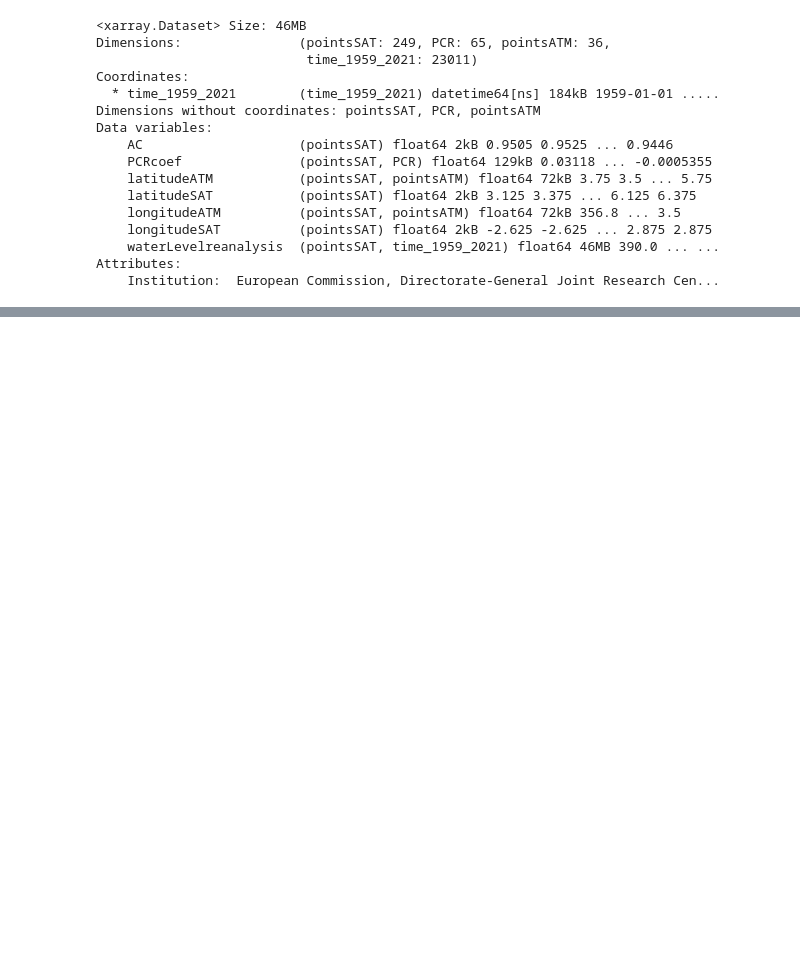
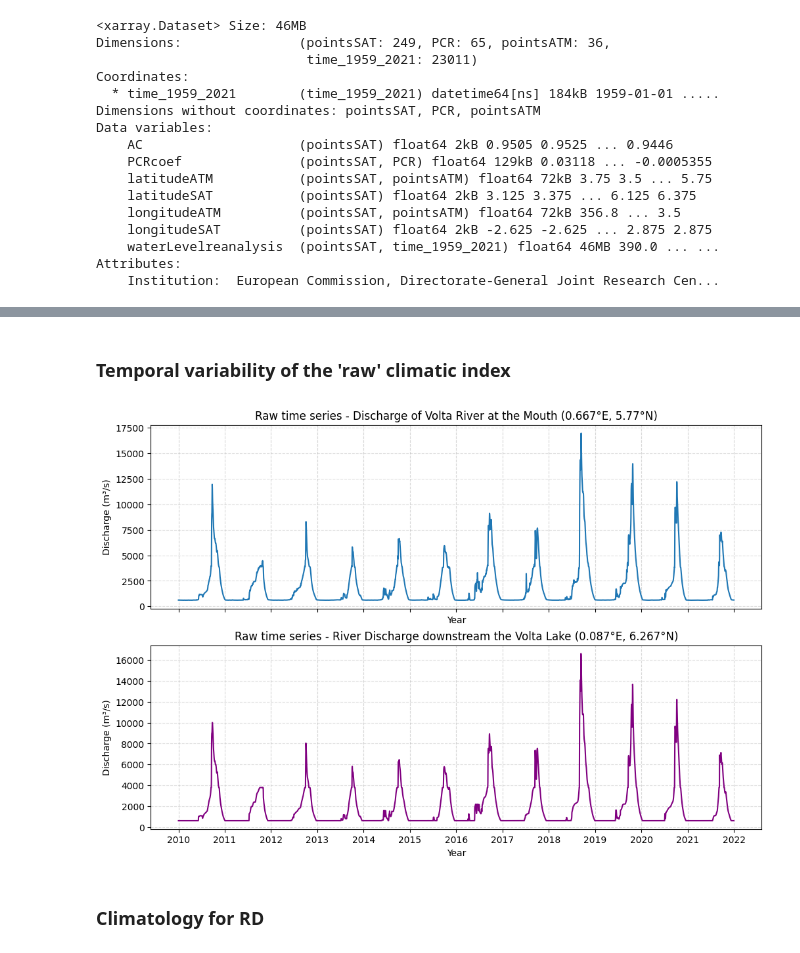
Before and after one commit to AlessandraGolini/SoC_master_thesis, a Jupyter notebook: script/keta_analysis.ipynb, the cells around one changed output, grey strips where cells are left out. Cells and saved outputs as stored; diff of their text form; code cells hidden in the pictures; blank space fills up the shorter version.

```diff
--- a/script/keta_analysis.ipynb
+++ b/script/keta_analysis.ipynb
@@ -567,0 +637,43 @@ wl_estuary = wl_estuary.sortby("time")
+# %% [markdown]
+### Temporal variability of the 'raw' climatic index
+# %%
+# Timeseries of River Discharge at the two reference points
+
+# Plot
+fig, (ax1, ax2) = plt.subplots(nrows=2, figsize=(12, 8), sharex=True)
+
+# --- Estuary ---
+ax1.plot(rd_estuary.time, rd_estuary, linestyle='-')
+ax1.set_title("Raw time series - Discharge of Volta River at the Mouth (0.667°E, 5.77°N)")
+ax1.set_ylabel("Discharge (m³/s)")
+ax1.set_xlabel("Year")
+ax1.grid(True)
+# vertical lines: one per month
+ax1.grid(True, axis='x', which='major', alpha=0.5)
+# a few horizontal lines (major only)
+ax1.grid(True, axis='y', which='major', linestyle='--', alpha=0.4)
+
+# --- Volta Lake ---
+ax2.plot(rd_lake.time, rd_lake, linestyle='-', color='purple')
+ax2.set_title("Raw time series - River Discharge downstream the Volta Lake (0.087°E, 6.267°N)")
+ax2.set_ylabel("Discharge (m³/s)")
+ax2.set_xlabel("Year")
+# vertical lines: one per month
+ax2.grid(True, axis='x', which='major', alpha=0.5)
+# a few horizontal lines (major only)
+ax2.grid(True, axis='y', which='major', linestyle='--', alpha=0.4)
+
+# one vertical grid line per year
+year_loc = mdates.YearLocator()              # every year
+year_fmt = mdates.DateFormatter('%Y')
+
+for ax in (ax1, ax2):
+    ax.xaxis.set_major_locator(year_loc)
+    ax.xaxis.set_major_formatter(year_fmt)
+    ax.grid(True, axis='x', which='major', linestyle='--', alpha=0.5)
+
+plt.show()
+# %% [output]
+[figure, added]
+# %% [markdown]
+### Climatology for RD
```
Also changed, not shown: parts of 34 cells of this notebook.
